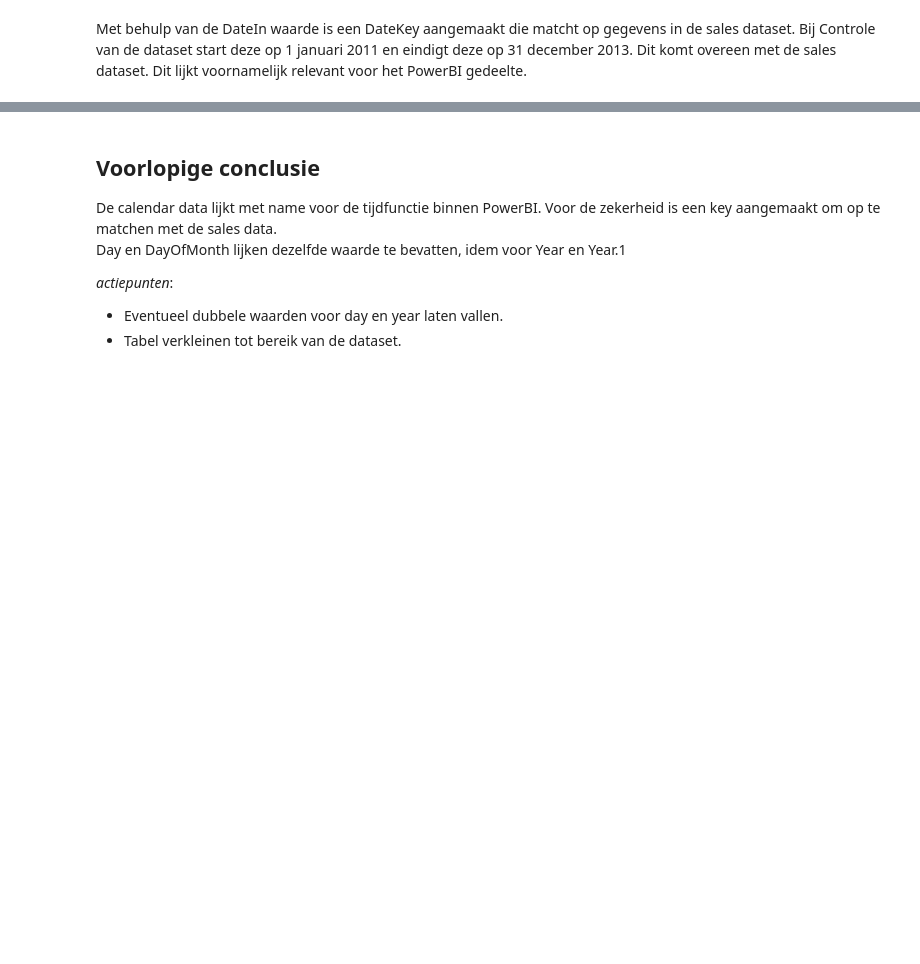
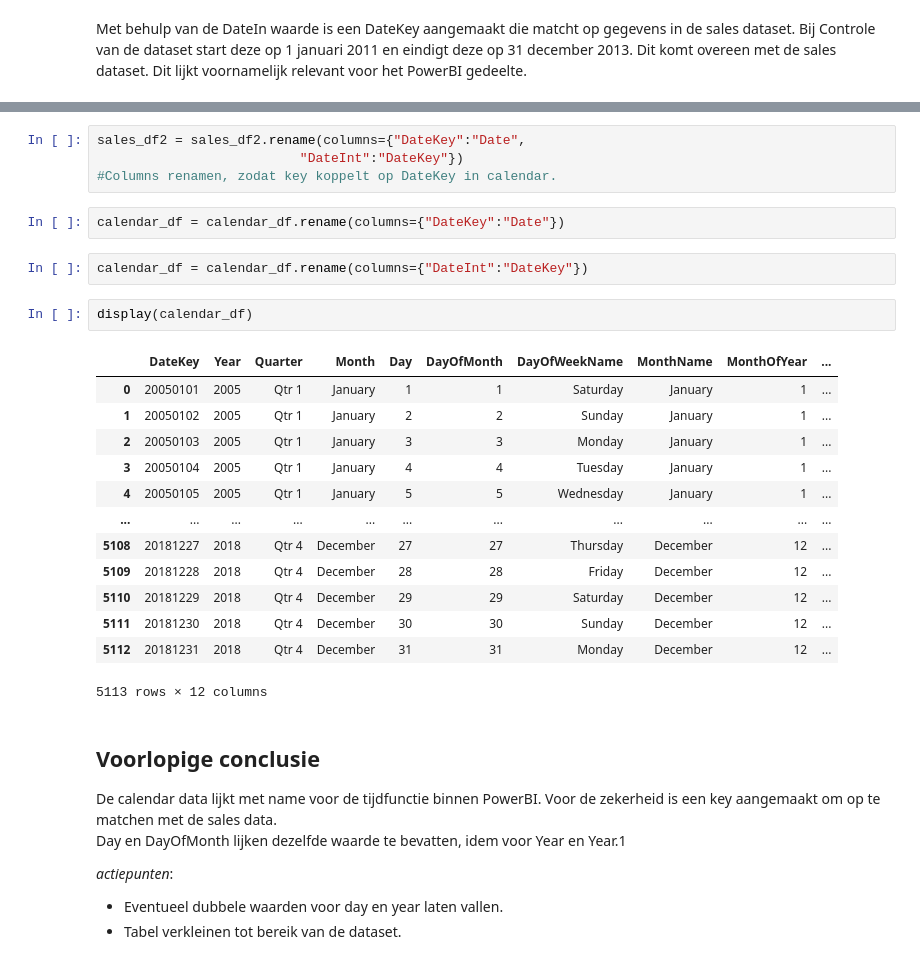
Before and after one commit to Jcpvanbers/Datasets-minor, a Jupyter notebook: Data analyse Contoso.ipynb, the cells around one changed output, grey strips where cells are left out. Cells and saved outputs as stored; diff of their text form; blank space fills up the shorter version.

```diff
--- a/Data analyse Contoso.ipynb
+++ b/Data analyse Contoso.ipynb
@@ -1138,3 +1148,27 @@ Dit lijkt voornamelijk relevant voor het PowerBI gedeelte.
+# %%
+sales_df2 = sales_df2.rename(columns={"DateKey":"Date",
+                          "DateInt":"DateKey"})
+#Columns renamen, zodat key koppelt op DateKey in calendar.
+# %%
+calendar_df = calendar_df.rename(columns={"DateKey":"Date"})
+# %%
+calendar_df = calendar_df.rename(columns={"DateInt":"DateKey"})
+# %%
+display(calendar_df)
+# %% [output]
+|  | DateKey | Year | Quarter | Month | Day | DayOfMonth | DayOfWeekName | MonthName | MonthOfYear | ... |
+| 0 | 20050101 | 2005 | Qtr 1 | January | 1 | 1 | Saturday | January | 1 | ... |
+| 1 | 20050102 | 2005 | Qtr 1 | January | 2 | 2 | Sunday | January | 1 | ... |
+| 2 | 20050103 | 2005 | Qtr 1 | January | 3 | 3 | Monday | January | 1 | ... |
+| 3 | 20050104 | 2005 | Qtr 1 | January | 4 | 4 | Tuesday | January | 1 | ... |
+| 4 | 20050105 | 2005 | Qtr 1 | January | 5 | 5 | Wednesday | January | 1 | ... |
+| ... | ... | ... | ... | ... | ... | ... | ... | ... | ... | ... |
+| 5108 | 20181227 | 2018 | Qtr 4 | December | 27 | 27 | Thursday | December | 12 | ... |
+| 5109 | 20181228 | 2018 | Qtr 4 | December | 28 | 28 | Friday | December | 12 | ... |
+| 5110 | 20181229 | 2018 | Qtr 4 | December | 29 | 29 | Saturday | December | 12 | ... |
+| 5111 | 20181230 | 2018 | Qtr 4 | December | 30 | 30 | Sunday | December | 12 | ... |
+| 5112 | 20181231 | 2018 | Qtr 4 | December | 31 | 31 | Monday | December | 12 | ... |
+5113 rows × 12 columns
 # %% [markdown]
 ## **Voorlopige conclusie**
 
```
Also changed, not shown: parts of 10 cells of this notebook, 1 other file.
